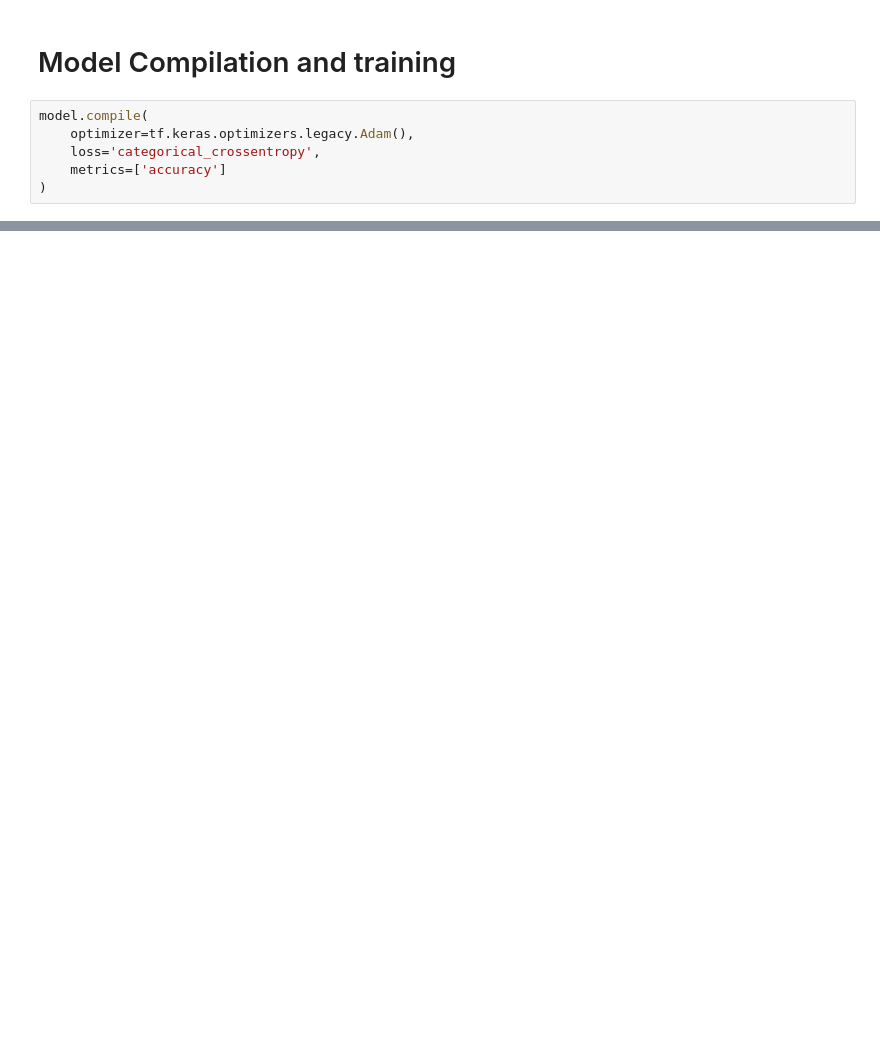
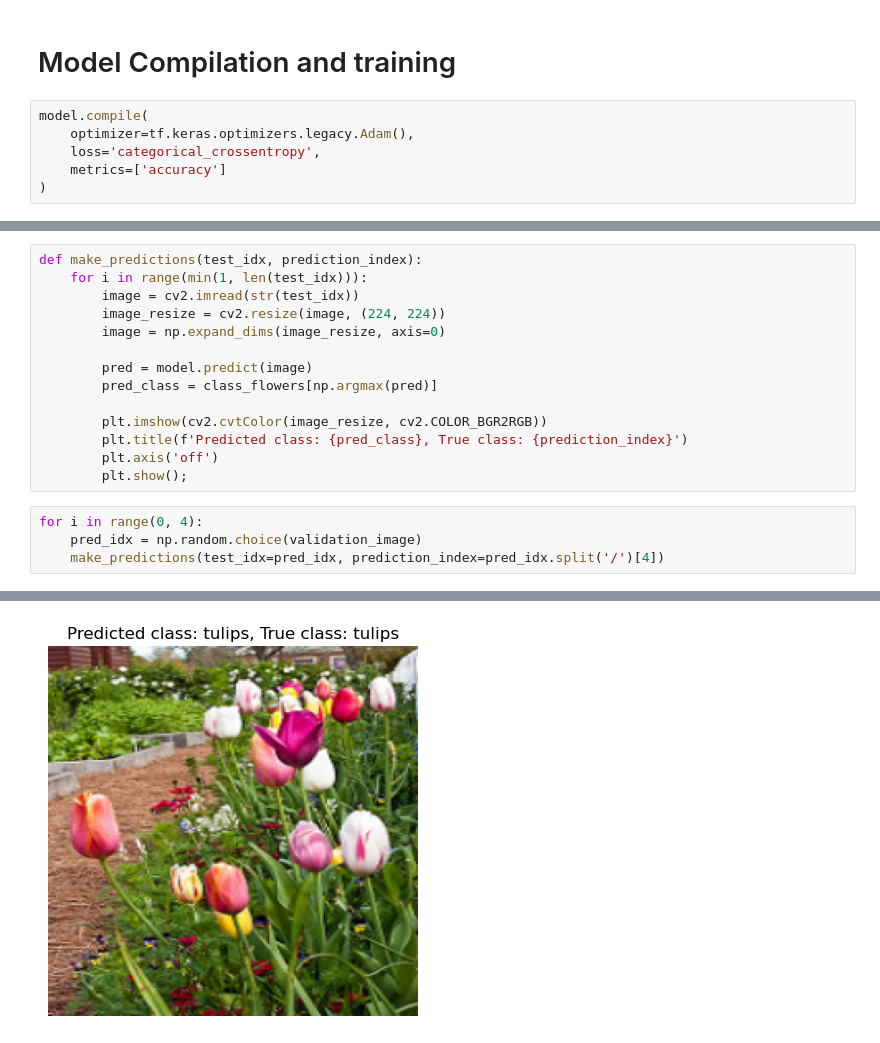
Before and after one commit to anishka07/transfer_learning, a Jupyter notebook: ResNet.ipynb, the cells around one changed output, grey strips where cells are left out. Drawn from its saved outputs; the diff is of its cells as text; blank space fills up the shorter version.

```diff
--- a/ResNet.ipynb
+++ b/ResNet.ipynb
@@ -130,0 +153,19 @@ Epoch 11/11
+# %%
+def make_predictions(test_idx, prediction_index):
+    for i in range(min(1, len(test_idx))):
+        image = cv2.imread(str(test_idx))
+        image_resize = cv2.resize(image, (224, 224))
+        image = np.expand_dims(image_resize, axis=0)
+
+        pred = model.predict(image)
+        pred_class = class_flowers[np.argmax(pred)]
+
+        plt.imshow(cv2.cvtColor(image_resize, cv2.COLOR_BGR2RGB))
+        plt.title(f'Predicted class: {pred_class}, True class: {prediction_index}')
+        plt.axis('off')
+        plt.show();
+# %%
+for i in range(0, 4):
+    pred_idx = np.random.choice(validation_image)
+    make_predictions(test_idx=pred_idx, prediction_index=pred_idx.split('/')[4])
+# %% [output]
@@ -130,0 +173 @@ Epoch 11/11
+[figure, added]
```
Also changed, not shown: parts of 11 cells of this notebook.
